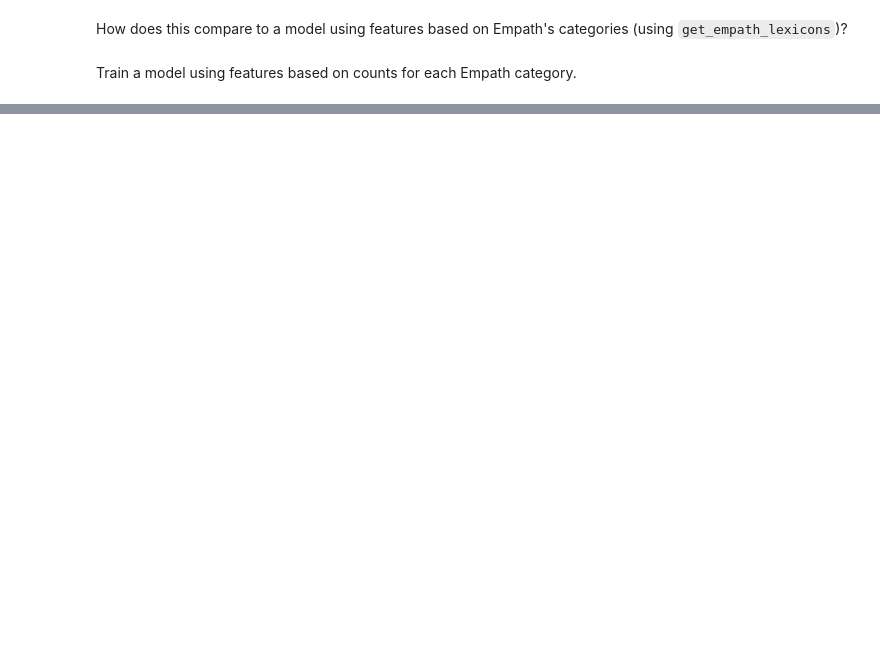
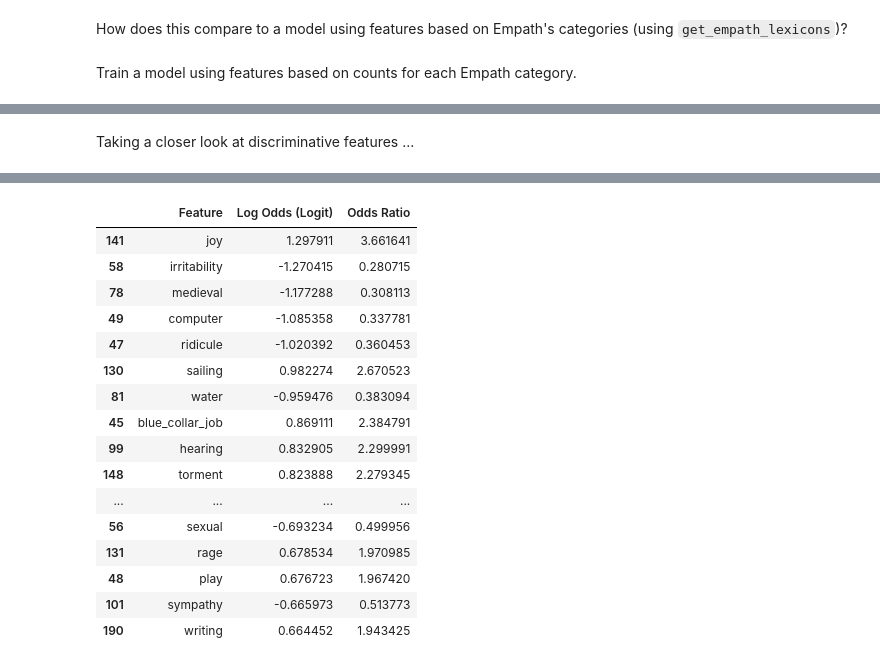
Before and after one commit to polsci/textplumber, a Jupyter notebook: nbs/50_lexicons.ipynb, the cells around one changed output, grey strips where cells are left out. Saved outputs shown, nothing was run; the diff lists cells and outputs as text; code cells hidden in the pictures; blank space fills up the shorter version.

```diff
--- a/nbs/50_lexicons.ipynb
+++ b/nbs/50_lexicons.ipynb
@@ -421,0 +422,6 @@ weighted avg      0.733     0.732     0.732       601
+# %% [markdown]
+Taking a closer look at discriminative features ...
+# %%
+#| eval: false
+plot_logistic_regression_features_from_pipeline(pipeline, target_classes, target_names, top_n=20, classifier_step_name = 'classifier', features_step_name = 'features')
+# %% [output]
@@ -422,3 +429,20 @@ weighted avg      0.733     0.732     0.732       601
+|  | Feature | Log Odds (Logit) | Odds Ratio |
+| 141 | joy | 1.297911 | 3.661641 |
+| 58 | irritability | -1.270415 | 0.280715 |
+| 78 | medieval | -1.177288 | 0.308113 |
+| 49 | computer | -1.085358 | 0.337781 |
+| 47 | ridicule | -1.020392 | 0.360453 |
+| 130 | sailing | 0.982274 | 2.670523 |
+| 81 | water | -0.959476 | 0.383094 |
+| 45 | blue_collar_job | 0.869111 | 2.384791 |
+| 99 | hearing | 0.832905 | 2.299991 |
+| 148 | torment | 0.823888 | 2.279345 |
+| ... | ... | ... | ... |
+| 56 | sexual | -0.693234 | 0.499956 |
+| 131 | rage | 0.678534 | 1.970985 |
+| 48 | play | 0.676723 | 1.967420 |
+| 101 | sympathy | -0.665973 | 0.513773 |
+| 190 | writing | 0.664452 | 1.943425 |
 # %%
 #| hide
 if os.path.exists('feature_store_example_lexicon.sqlite'):
```
Also changed, not shown: parts of 8 cells of this notebook.
